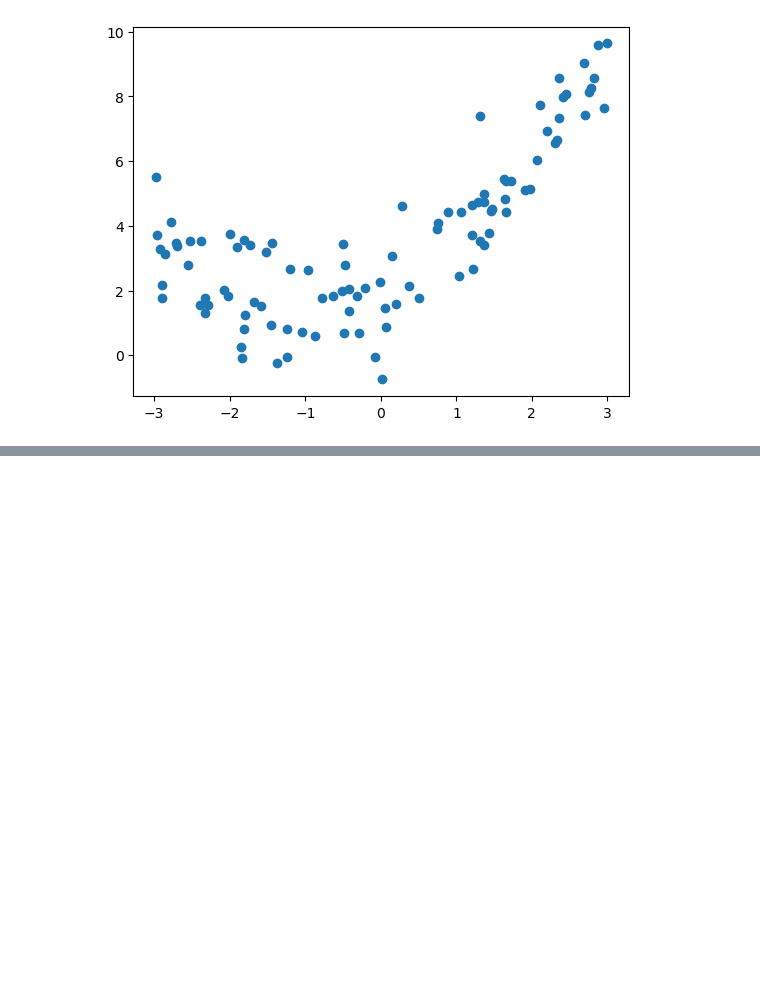
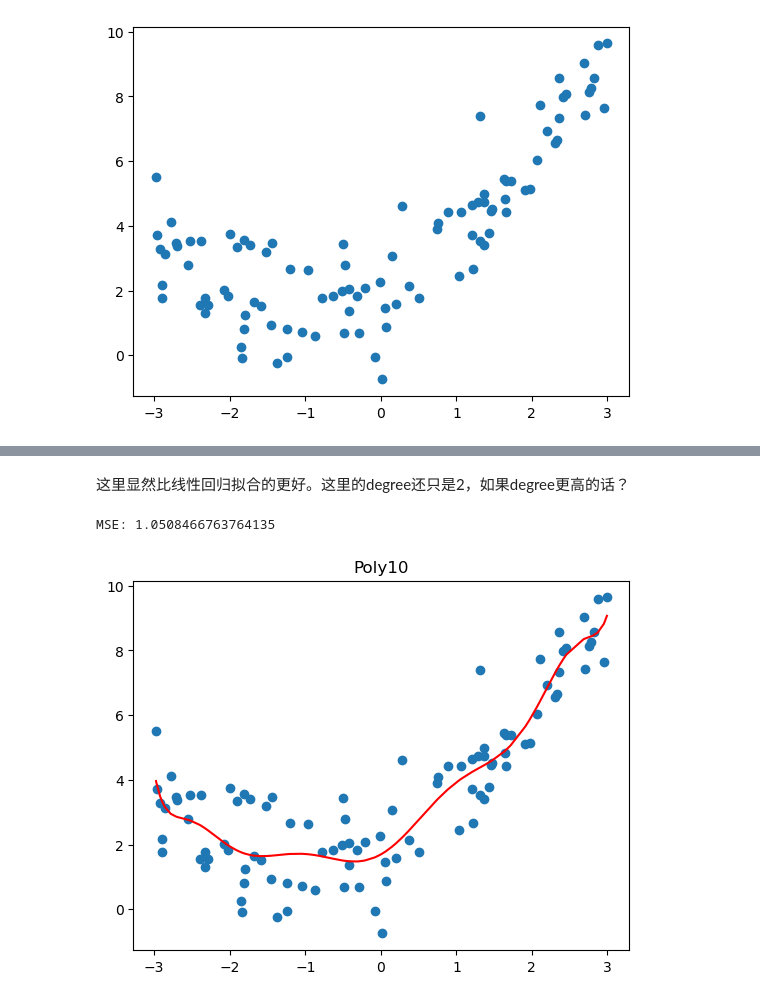
Before and after one commit to LinhMuks-DFox/PlayML, a Jupyter notebook: notebooks/chp6-Polynomial-Regression-and-Model-Generalization/03-Overfit-and-Underfit.ipynb, the cells around one changed output, grey strips where cells are left out. Cells and saved outputs as stored; diff of their text form; code cells hidden in the pictures; blank space fills up the shorter version.

```diff
--- a/notebooks/chp6-Polynomial-Regression-and-Model-Generalization/03-Overfit-and-Underfit.ipynb
+++ b/notebooks/chp6-Polynomial-Regression-and-Model-Generalization/03-Overfit-and-Underfit.ipynb
@@ -15,0 +70,15 @@ plt.show()
+# %% [markdown]
+这里显然比线性回归拟合的更好。这里的degree还只是2，如果degree更高的话？
+# %%
+# degree = 10
+poly10_reg = PolynomialRegression(10)
+poly10_reg.fit(X, y)
+y10_predict = poly10_reg.predict(X)
+print(f"MSE: {mean_squared_error(y, y10_predict)}")
+plt.plot(np.sort(x), y10_predict[np.argsort(x)], color="r")
+plt.title("Poly10")
+plt.scatter(x, y)
+plt.show()
+# %% [output]
+MSE: 1.0508466763764135
+[figure, added]
```
Also changed, not shown: parts of 8 cells of this notebook, 4 other files.
